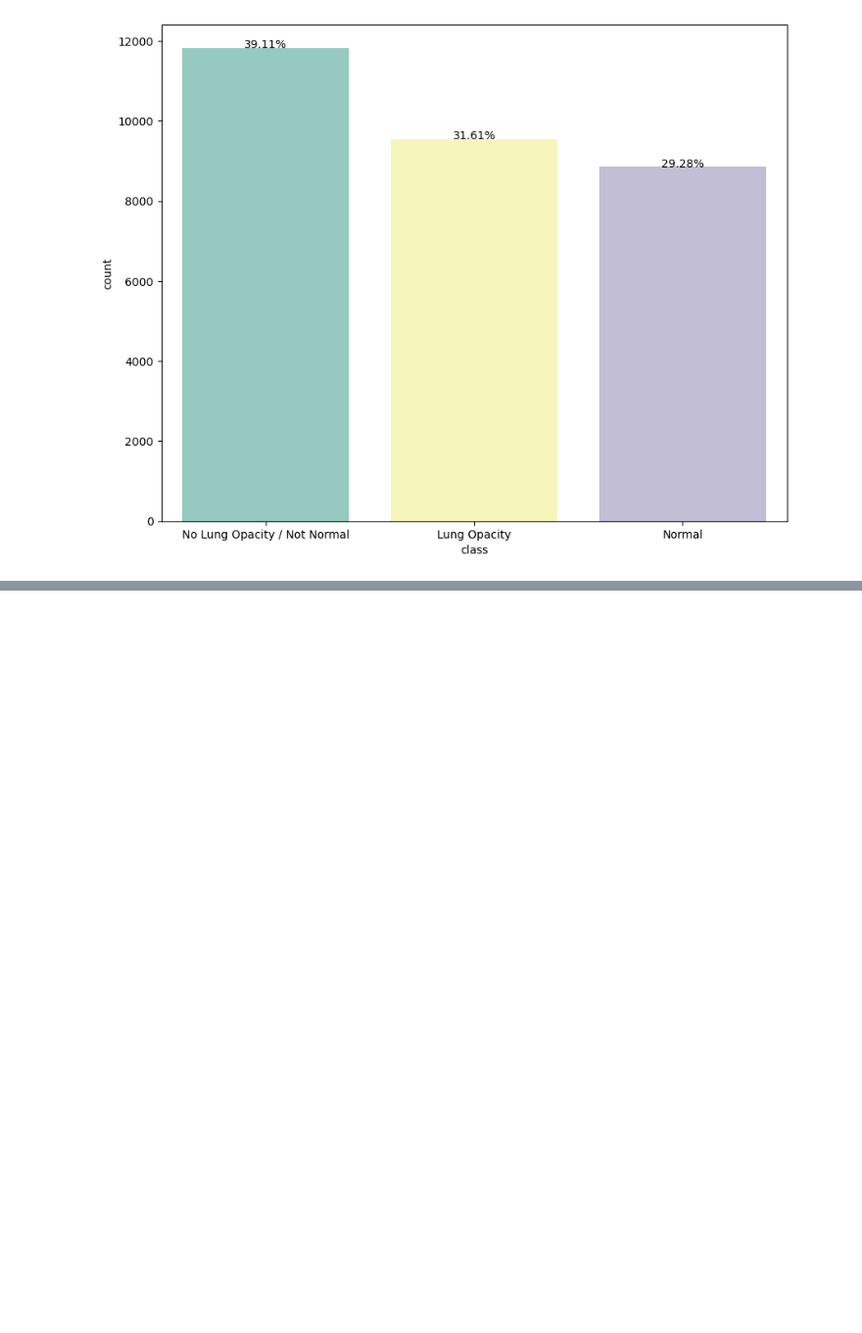
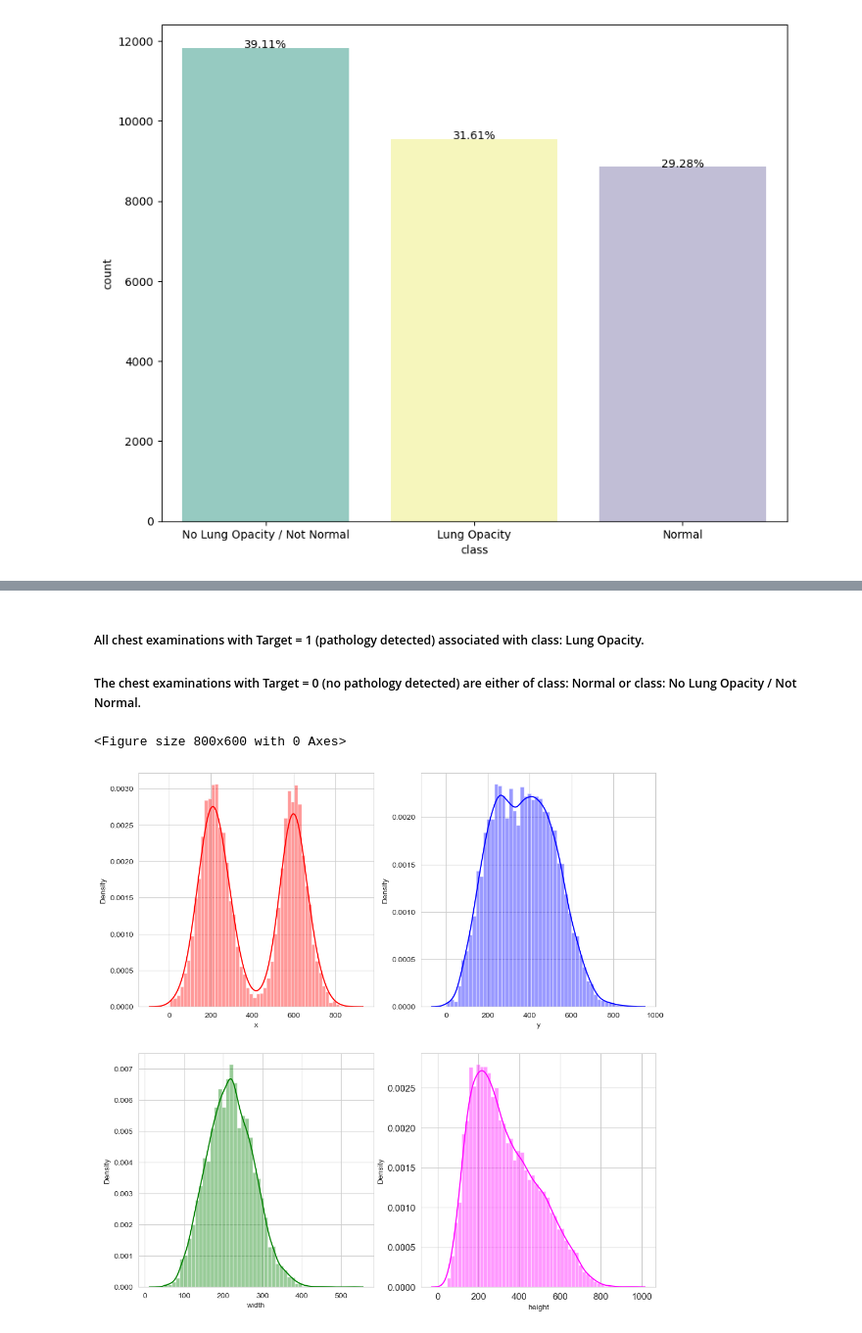
Before and after one commit to AIML-July-23-A-Capstone-G1-Team/Capstone-Project, a Jupyter notebook: Capstone.ipynb, the cells around one changed output, grey strips where cells are left out. Shown: that part at 98% size. Saved outputs shown, nothing was run; the diff lists cells and outputs as text; code cells hidden in the pictures; blank space fills up the shorter version.

```diff
--- a/Capstone.ipynb
+++ b/Capstone.ipynb
@@ -281,0 +364,19 @@ plt.show()
+# %% [markdown]
+##### All chest examinations with Target = 1 (pathology detected) associated with class: Lung Opacity.
+
+##### The chest examinations with Target = 0 (no pathology detected) are either of class: Normal or class: No Lung Opacity / Not Normal.
+# %%
+target1 = train_class_df[train_class_df['Target']==1]
+sns.set_style('whitegrid')
+plt.figure()
+fig, ax = plt.subplots(2,2,figsize=(12,12))
+sns.distplot(target1['x'],kde=True,bins=50, color="red", ax=ax[0,0])
+sns.distplot(target1['y'],kde=True,bins=50, color="blue", ax=ax[0,1])
+sns.distplot(target1['width'],kde=True,bins=50, color="green", ax=ax[1,0])
+sns.distplot(target1['height'],kde=True,bins=50, color="magenta", ax=ax[1,1])
+locs, labels = plt.xticks()
+plt.tick_params(axis='both', which='major', labelsize=12)
+plt.show()
+# %% [output]
+<Figure size 800x600 with 0 Axes>
+[figure, added]
```
Also changed, not shown: parts of 11 cells of this notebook.
